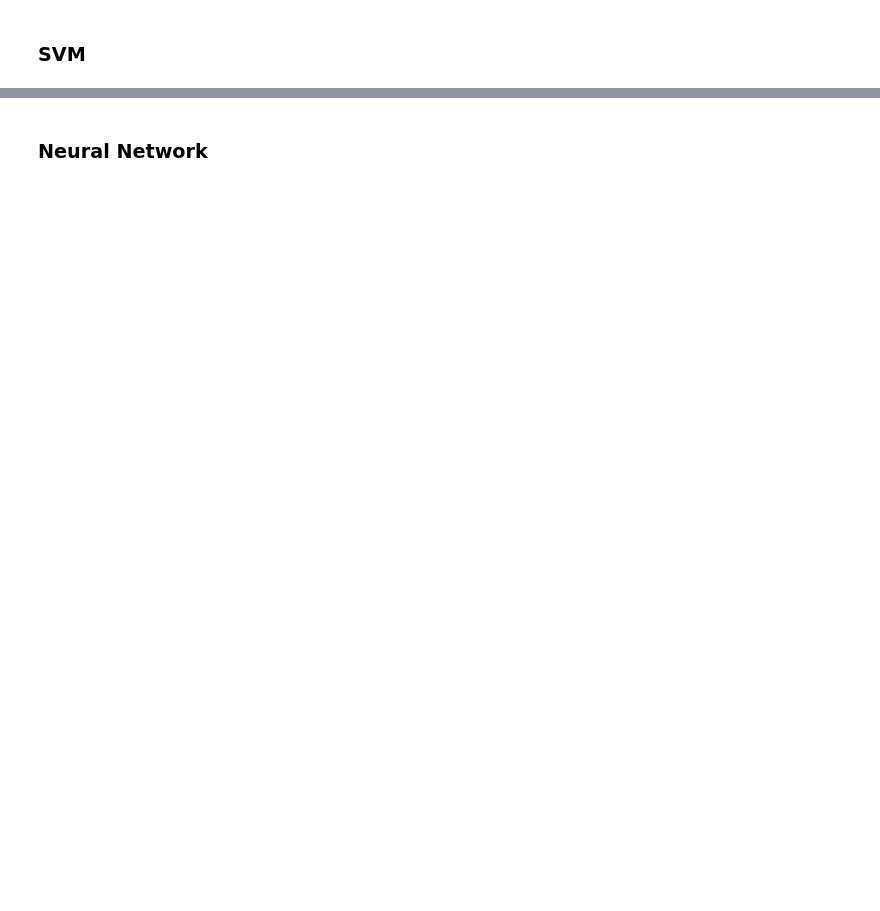
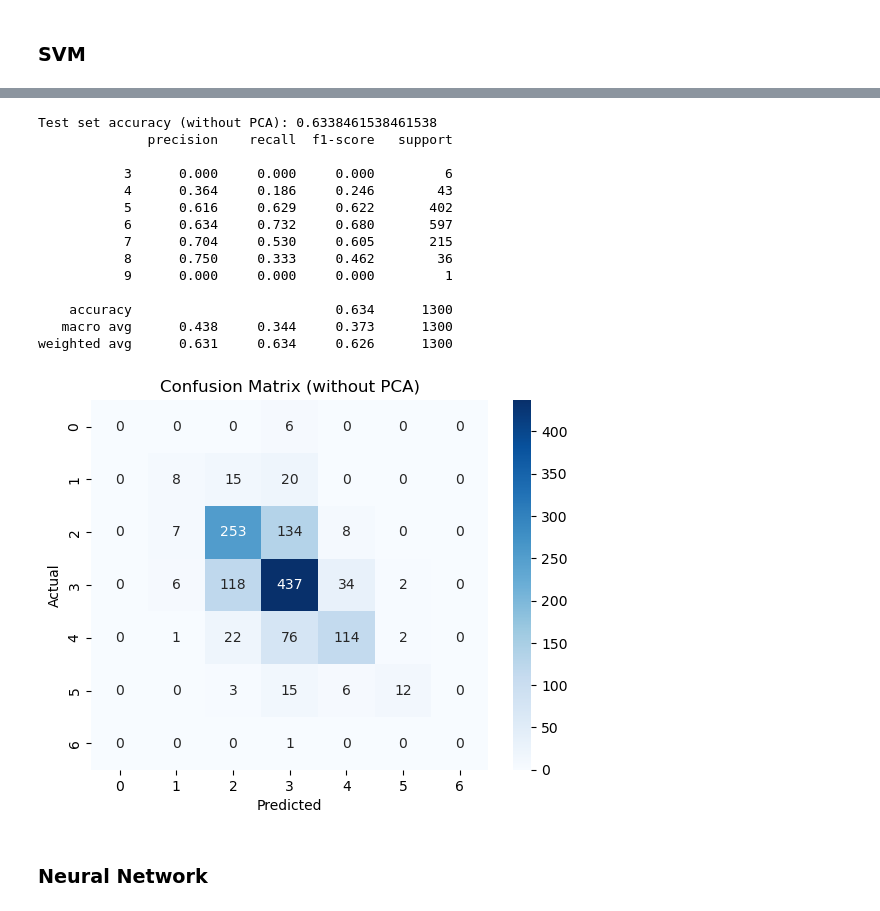
Before and after one commit to adrianrushing/stat4000-project, a Jupyter notebook: part2.ipynb, the cells around one changed output, grey strips where cells are left out. Cells and saved outputs as stored; diff of their text form; code cells hidden in the pictures; blank space fills up the shorter version.

```diff
--- a/part2.ipynb
+++ b/part2.ipynb
@@ -167,2 +269,42 @@ with_pca     {'svc__C': 10, 'svc__class_weight': None, 'svc...  ...   0.634615
+# %%
+# Get the best model from the without_pca pipeline
+best_model_without_pca = pipelines['without_pca'].set_params(**results['without_pca']['best_params'])
+
+# Fit the model on the training data
+best_model_without_pca.fit(X_train, y_train)
+
+# Make predictions
+y_pred_without_pca = best_model_without_pca.predict(X_test)
+
+# Evaluate the model
+accuracy_without_pca = accuracy_score(y_test, y_pred_without_pca)
+print("Test set accuracy (without PCA):", accuracy_without_pca)
+
+# Classification report
+print(classification_report(y_test, y_pred_without_pca, digits=3))
+
+# Confusion matrix
+cm_without_pca = confusion_matrix(y_test, y_pred_without_pca)
+sns.heatmap(cm_without_pca, annot=True, fmt='d', cmap='Blues')
+plt.xlabel("Predicted")
+plt.ylabel("Actual")
+plt.title("Confusion Matrix (without PCA)")
+plt.show()
+# %% [output]
+Test set accuracy (without PCA): 0.6338461538461538
+              precision    recall  f1-score   support
+
+           3      0.000     0.000     0.000         6
+           4      0.364     0.186     0.246        43
+           5      0.616     0.629     0.622       402
+           6      0.634     0.732     0.680       597
+           7      0.704     0.530     0.605       215
+           8      0.750     0.333     0.462        36
+           9      0.000     0.000     0.000         1
+
+    accuracy                          0.634      1300
+   macro avg      0.438     0.344     0.373      1300
+weighted avg      0.631     0.634     0.626      1300
+[figure, added]
 # %% [markdown]
 ### Neural Network
```
Also changed, not shown: parts of 7 cells of this notebook, 2 other files.
